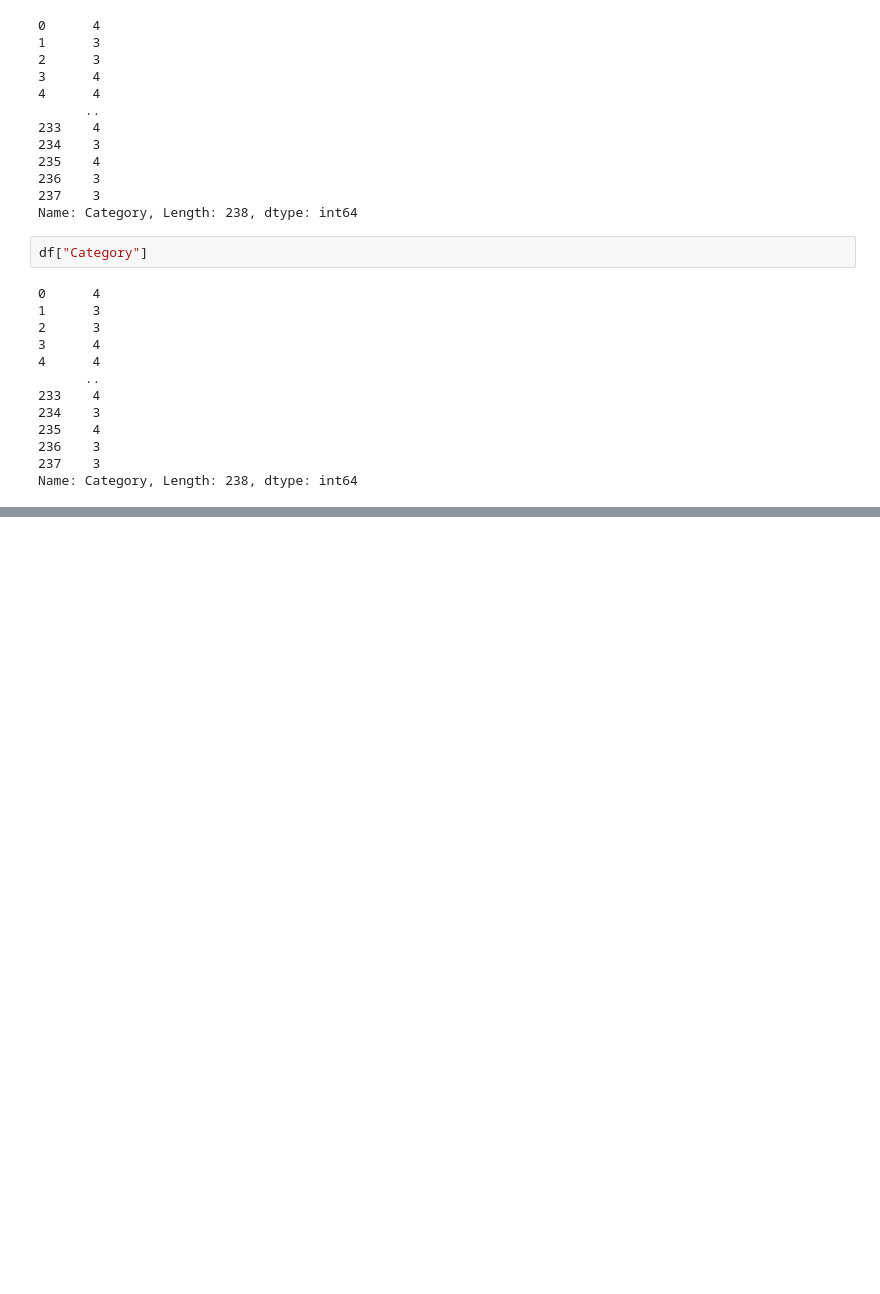
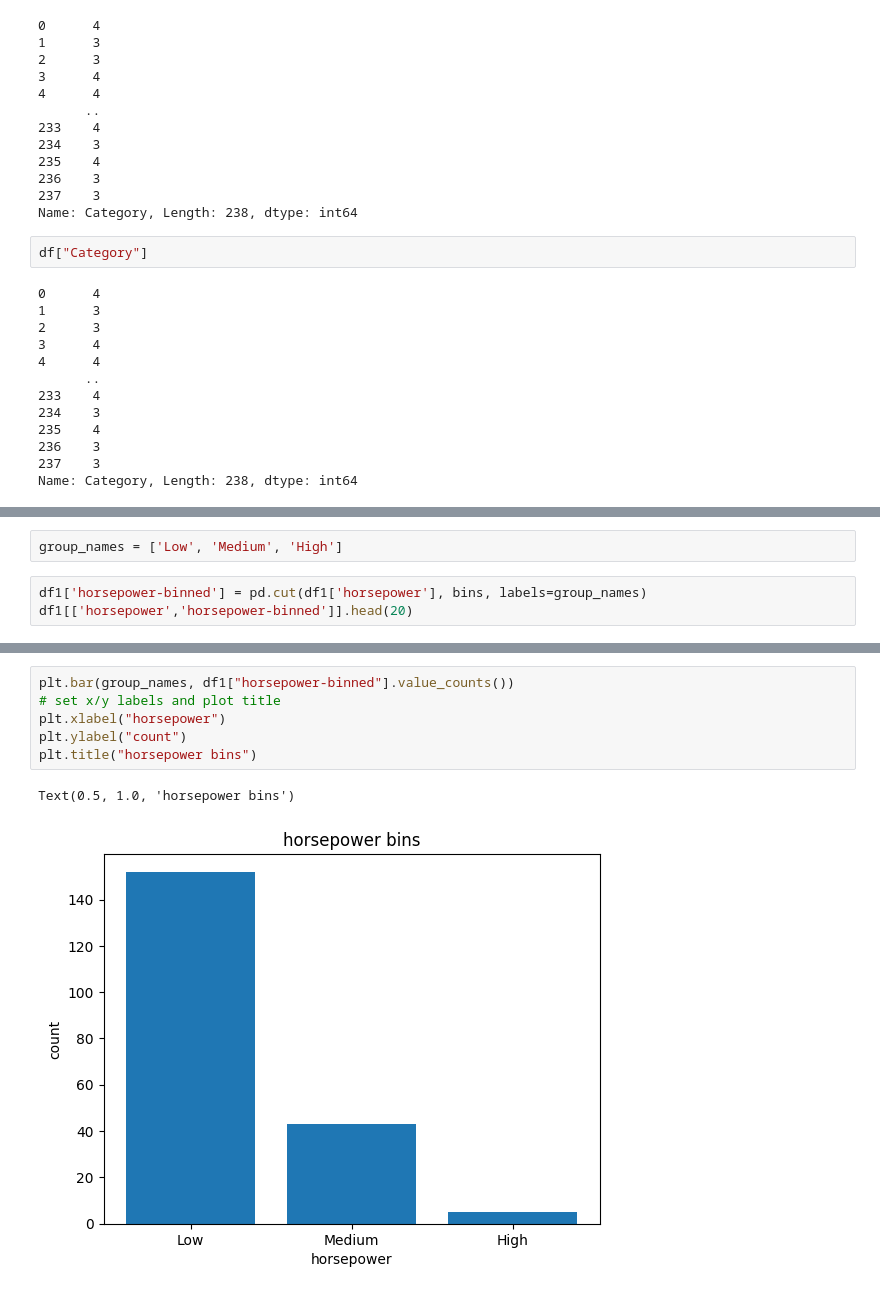
Before and after one commit to Jameers23/Data-Science, a Jupyter notebook: Data Analysis using Python/Data_Analysis.ipynb, the cells around one changed output, grey strips where cells are left out. Cells and saved outputs as stored; diff of their text form; blank space fills up the shorter version.

```diff
--- a/Data Analysis using Python/Data_Analysis.ipynb
+++ b/Data Analysis using Python/Data_Analysis.ipynb
@@ -155,0 +499,5 @@ Name: Category, Length: 238, dtype: int64
+# %%
+group_names = ['Low', 'Medium', 'High']
+# %%
+df1['horsepower-binned'] = pd.cut(df1['horsepower'], bins, labels=group_names)
+df1[['horsepower','horsepower-binned']].head(20)
@@ -155,0 +530,9 @@ Name: Category, Length: 238, dtype: int64
+# %%
+plt.bar(group_names, df1["horsepower-binned"].value_counts())
+# set x/y labels and plot title
+plt.xlabel("horsepower")
+plt.ylabel("count")
+plt.title("horsepower bins")
+# %% [output]
+Text(0.5, 1.0, 'horsepower bins')
+[figure, added]
```
Also changed, not shown: parts of 107 cells of this notebook, 5 other files.
